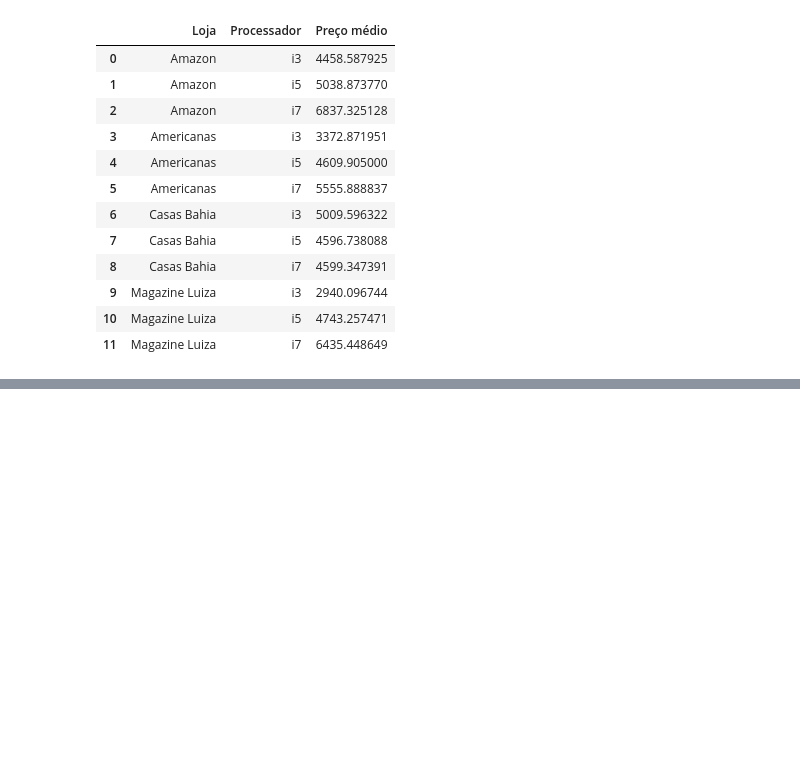
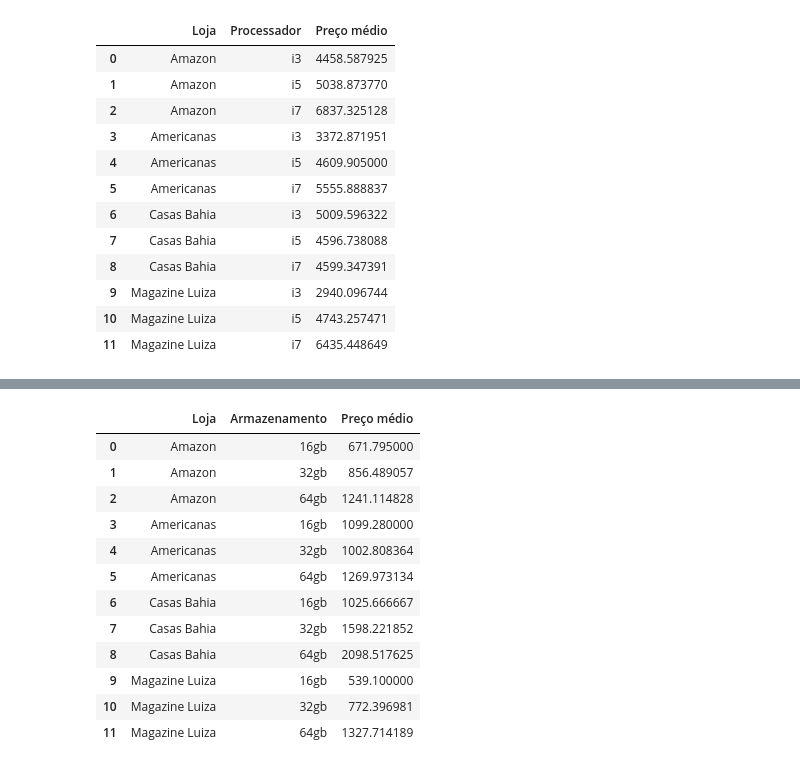
Before and after one commit to vitordutra/desafio-3-trilhas-webscraping, a Jupyter notebook: analise_por_produtos.ipynb, the cells around one changed output, grey strips where cells are left out. Saved outputs shown, nothing was run; the diff lists cells and outputs as text; code cells hidden in the pictures; blank space fills up the shorter version.

```diff
--- a/analise_por_produtos.ipynb
+++ b/analise_por_produtos.ipynb
@@ -206,0 +281,19 @@ fig.show()
+# %%
+phn_groupby_armazenamento = phone_armazenamento[['Loja','Categoria','Preço','Armazenamento']].groupby(['Loja', 'Armazenamento']).mean()
+phn_groupby_armazenamento.reset_index(inplace=True)
+phn_groupby_armazenamento.rename(columns={'Preço':'Preço médio'},inplace=True)
+phn_groupby_armazenamento
+# %% [output]
+|  | Loja | Armazenamento | Preço médio |
+| 0 | Amazon | 16gb | 671.795000 |
+| 1 | Amazon | 32gb | 856.489057 |
+| 2 | Amazon | 64gb | 1241.114828 |
+| 3 | Americanas | 16gb | 1099.280000 |
+| 4 | Americanas | 32gb | 1002.808364 |
+| 5 | Americanas | 64gb | 1269.973134 |
+| 6 | Casas Bahia | 16gb | 1025.666667 |
+| 7 | Casas Bahia | 32gb | 1598.221852 |
+| 8 | Casas Bahia | 64gb | 2098.517625 |
+| 9 | Magazine Luiza | 16gb | 539.100000 |
+| 10 | Magazine Luiza | 32gb | 772.396981 |
+| 11 | Magazine Luiza | 64gb | 1327.714189 |
```
Also changed, not shown: parts of 16 cells of this notebook.
